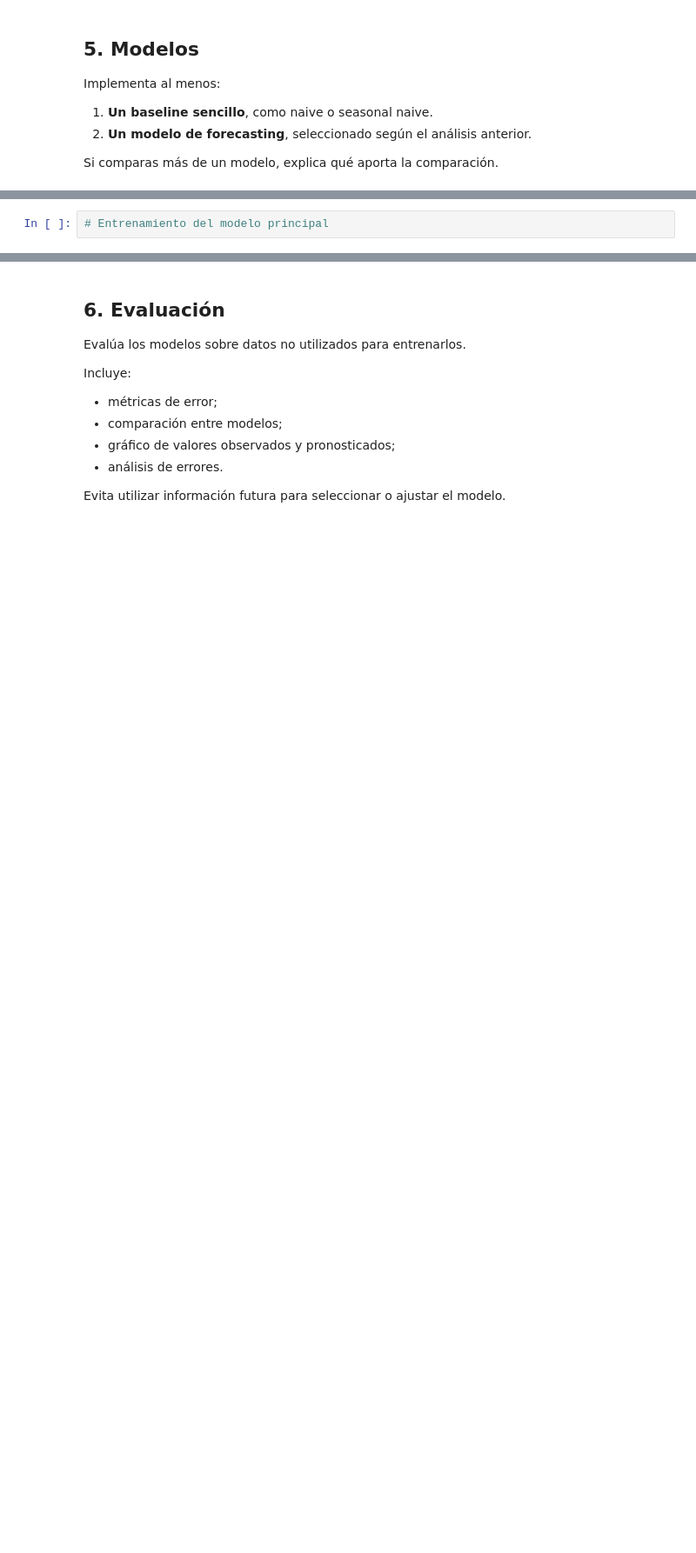
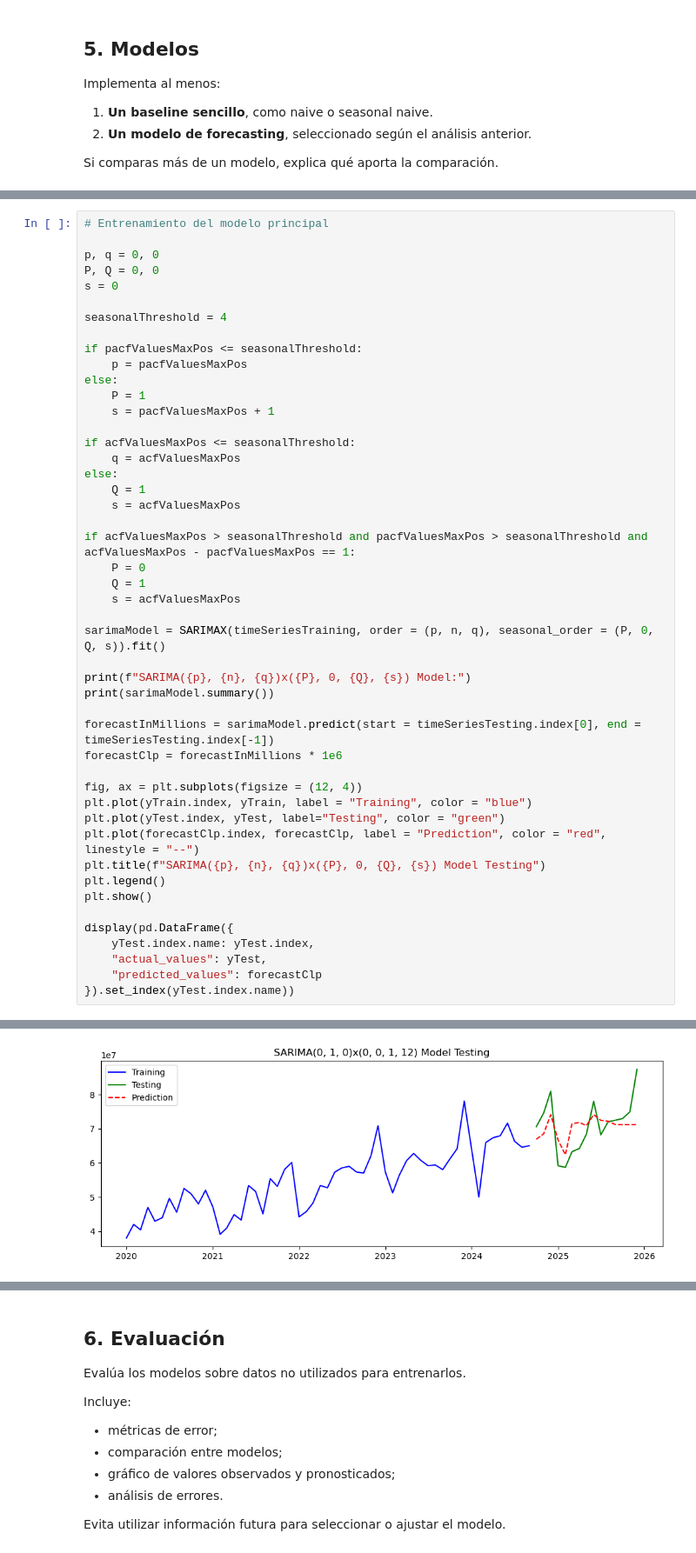
Before and after one commit to LUCHER4321/jupyter-time-series, a Jupyter notebook: Proyecto_Series_Temporales.ipynb, the cells around one changed output, grey strips where cells are left out. Shown at 87% size. Cells and saved outputs as stored; diff of their text form; blank space fills up the shorter version.

```diff
--- a/Proyecto_Series_Temporales.ipynb
+++ b/Proyecto_Series_Temporales.ipynb
@@ -116,2 +259,48 @@ Si comparas más de un modelo, explica qué aporta la comparación.
 # %%
 # Entrenamiento del modelo principal
+
+p, q = 0, 0
+P, Q = 0, 0
+s = 0
+
+seasonalThreshold = 4
+
+if pacfValuesMaxPos <= seasonalThreshold:
+    p = pacfValuesMaxPos
+else:
+    P = 1
+    s = pacfValuesMaxPos + 1
+
+if acfValuesMaxPos <= seasonalThreshold:
+    q = acfValuesMaxPos
+else:
+    Q = 1
+    s = acfValuesMaxPos
+
+if acfValuesMaxPos > seasonalThreshold and pacfValuesMaxPos > seasonalThreshold and acfValuesMaxPos - pacfValuesMaxPos == 1:
+    P = 0
+    Q = 1
+    s = acfValuesMaxPos
+
+sarimaModel = SARIMAX(timeSeriesTraining, order = (p, n, q), seasonal_order = (P, 0, Q, s)).fit()
+
+print(f"SARIMA({p}, {n}, {q})x({P}, 0, {Q}, {s}) Model:")
+print(sarimaModel.summary())
+
+forecastInMillions = sarimaModel.predict(start = timeSeriesTesting.index[0], end = timeSeriesTesting.index[-1])
+forecastClp = forecastInMillions * 1e6
+
+fig, ax = plt.subplots(figsize = (12, 4))
+plt.plot(yTrain.index, yTrain, label = "Training", color = "blue")
+plt.plot(yTest.index, yTest, label="Testing", color = "green")
+plt.plot(forecastClp.index, forecastClp, label = "Prediction", color = "red", linestyle = "--")
+plt.title(f"SARIMA({p}, {n}, {q})x({P}, 0, {Q}, {s}) Model Testing")
+plt.legend()
+plt.show()
+
+display(pd.DataFrame({
+    yTest.index.name: yTest.index,
+    "actual_values": yTest,
+    "predicted_values": forecastClp
+}).set_index(yTest.index.name))
+# %% [output]
@@ -117,0 +324 @@ Si comparas más de un modelo, explica qué aporta la comparación.
+[figure, added]
```
Also changed, not shown: parts of 6 cells of this notebook.
